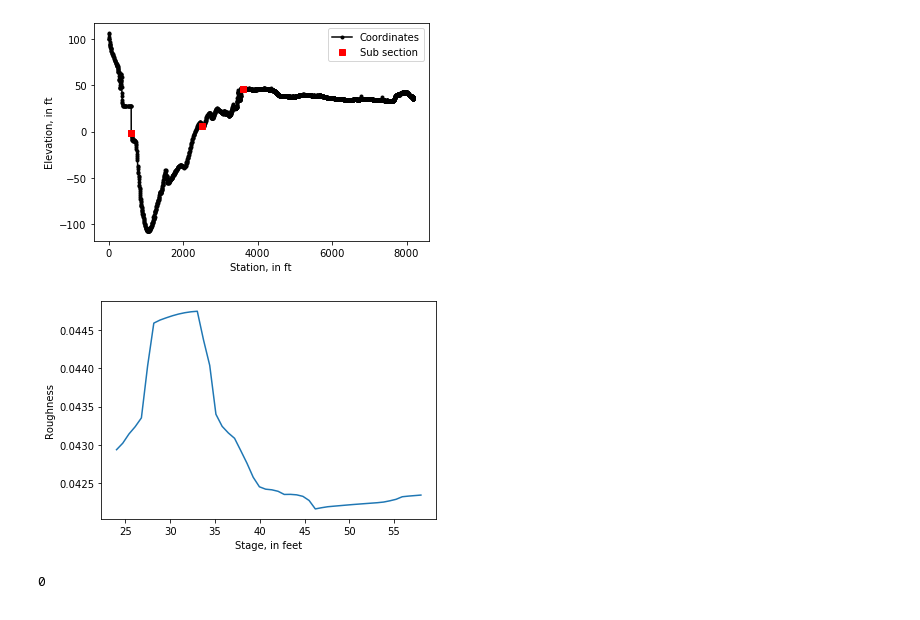
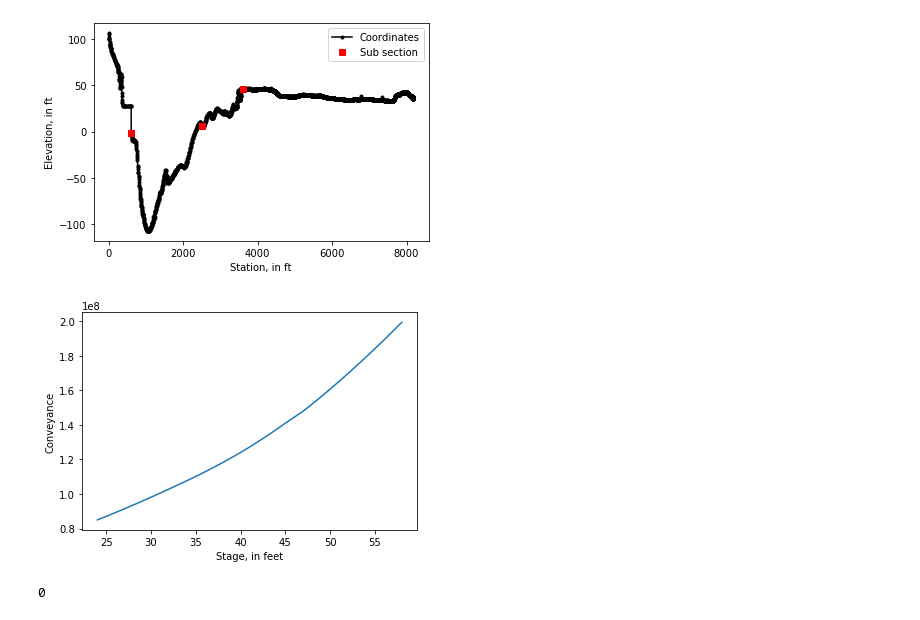
Before and after one commit to mdomanski-usgs/dynrat, a Jupyter notebook: examples/dynpound.ipynb, the cells around one changed output. Drawn from its saved outputs; the diff is of its cells as text; code cells hidden in the pictures.

```diff
--- a/examples/dynpound.ipynb
+++ b/examples/dynpound.ipynb
@@ -34,12 +34,12 @@ _ = xs.plot()
 [figure]
 # %%
 stage = np.linspace(24, 58)
-roughness = xs.roughness(stage)
-_ = plt.plot(stage, roughness)
+conveyance = xs.conveyance(stage)
+_ = plt.plot(stage, conveyance)
 _ = plt.xlabel('Stage, in feet')
-_ = plt.ylabel('Roughness')
+_ = plt.ylabel('Conveyance')
 # %% [output]
-[figure, old version]
+[figure, new version]
 # %%
 from dynrat.timeseries import MeasuredStageTimeSeries
 
```
